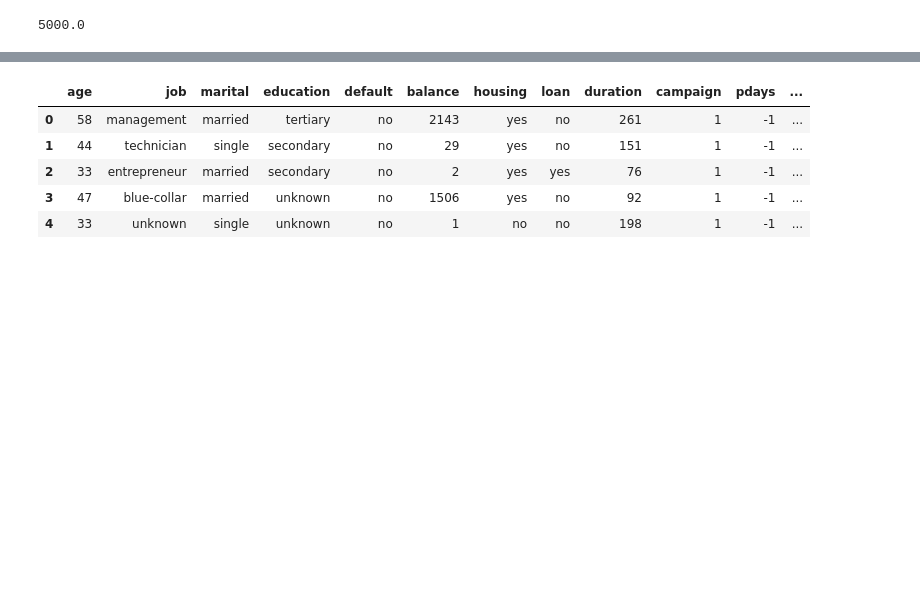
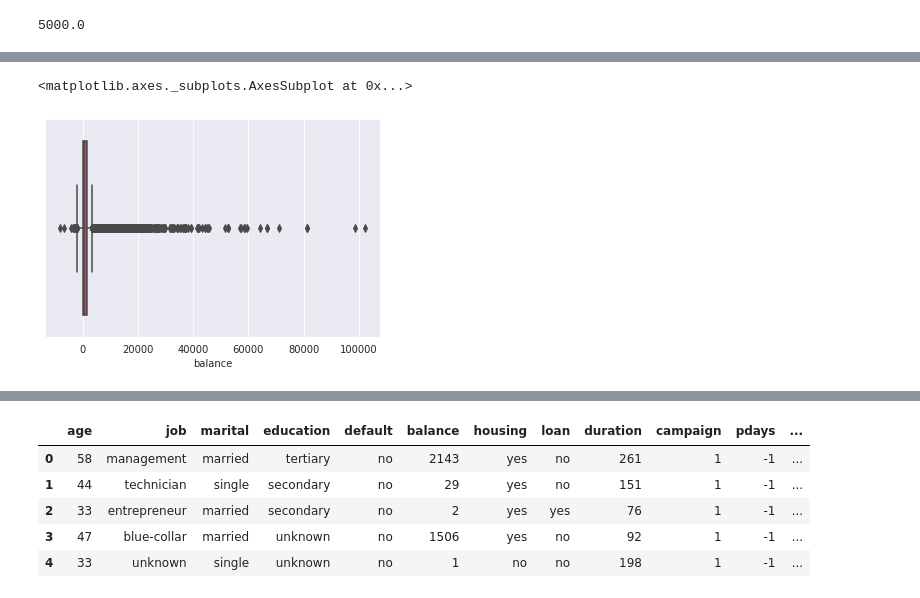
Before and after one commit to G0rav/Machine_Learning_Projects_for_learning, a Jupyter notebook: Bank_marketing_.ipynb, the cells around one changed output, grey strips where cells are left out. Drawn from its saved outputs; the diff is of its cells as text; code cells hidden in the pictures; blank space fills up the shorter version.

```diff
--- a/Bank_marketing_.ipynb
+++ b/Bank_marketing_.ipynb
@@ -250,3 +275,8 @@ df.drop( df[df.previous>100].index, inplace=True)
+# %%
+sns.boxplot('balance', data=df)
+# %% [output]
+<matplotlib.axes._subplots.AxesSubplot at 0x...>
+[figure, added]
 # %%
 sns.set_style('darkgrid')
 fig,ax = plt.subplots(3,3, figsize = (12,12))
```
Also changed, not shown: parts of 36 cells of this notebook.
